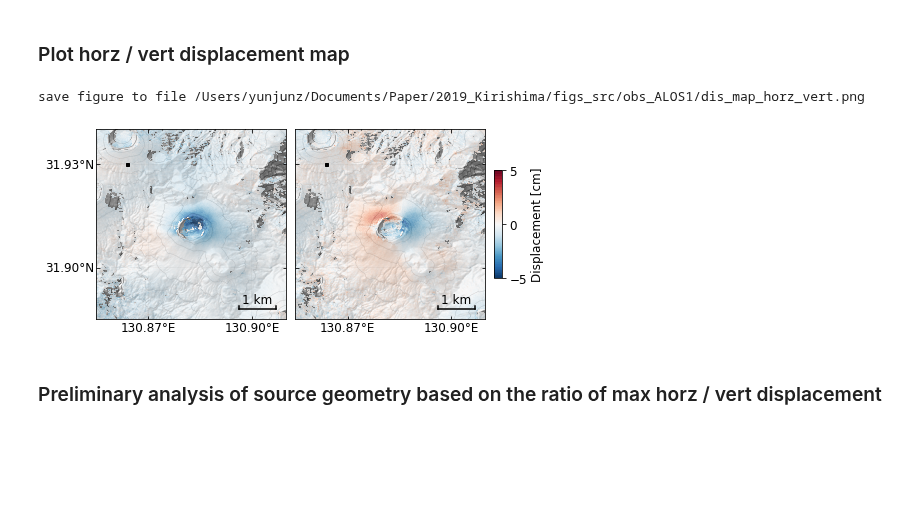
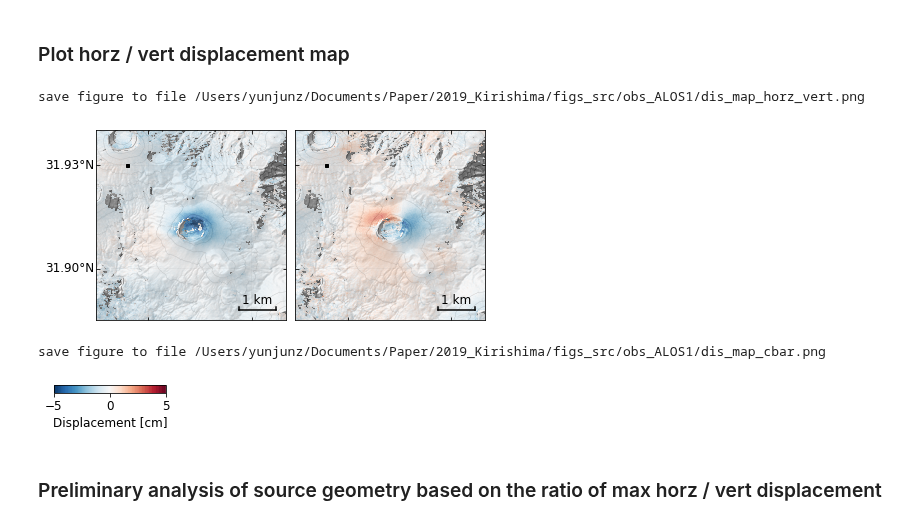
Before and after one commit to geodesymiami/2021-Kirishima, a Jupyter notebook: Fig_2_observation_ALOS1.ipynb, the cells around one changed output. Cells and saved outputs as stored; diff of their text form; code cells hidden in the pictures; blank space fills up the shorter version.

```diff
--- a/Fig_2_observation_ALOS1.ipynb
+++ b/Fig_2_observation_ALOS1.ipynb
@@ -126,29 +135,19 @@ opt = ' --sub-lat 31.885 31.94 --sub-lon 130.855 130.91 '
 opt += '--dem {} --contour-step 100 --contour-smooth 0.0 '.format(dem_file)
 opt += ' -c RdBu_r -v -5 5 -u cm '
 opt += ' --notitle --fontsize 12 --ref-size 3 --lalo-step 0.03 --nocbar --noscalebar --alpha 0.7 '
-#opt += ' --scalebar 0.25 0.15 0.2 --scalebar-pad 0.1 '
-#opt += ' --ref-yx {} {} '.format(atr1['REF_Y'], atr1['REF_X']) #use the same reference point as displacement time-seris
-#opt += ' --noverbose '
+opt += ' --noverbose '
 
-# ALOS asc T424
-cmd = 'view.py {f} --lalo-loc 1 0 0 0 {o}'.format(f=unw_file1, o=opt)
-data1, atr, inps = view.prep_slice(cmd)
-axs[0], inps, im, cbar = view.plot_slice(axs[0], data1, atr, inps)
-axs[0].plot(lon1, lat1, "k^", mfc='none', mew=1., ms=6)
+lalo_locs = ['1 0 1 0', '0 0 1 0']
+for ax, unw_file, lalo_loc in zip(axs, unw_file_list, lalo_locs):
+    cmd = 'view.py {f} --lalo-loc {l} {o}'.format(f=unw_file, l=lalo_loc, o=opt)
+    data, atr, inps = view.prep_slice(cmd)
+    ax, inps, im, cbar = view.plot_slice(ax, data, atr, inps)
 
-# ALOS desc T73
-cmd = 'view.py {f} --lalo-loc 0 0 0 0 {o}'.format(f=unw_file2, o=opt)
-data2, atr, inps = view.prep_slice(cmd)
-axs[1], inps, im, cbar = view.plot_slice(axs[1], data2, atr, inps)
-axs[1].plot(lon2, lat2, "k^", mfc='none', mew=1., ms=6)
+    # Point of interest
+    for lalo in lalo_list:
+        ax.plot(lalo[1], lalo[0], "k.", mew=1., ms=6)
 
 fig.subplots_adjust(wspace=0.05, left=0.05, right=0.95, top=0.95, bottom=0.05)
-
-# colorbar
-cax = fig.add_axes([0.97, 0.25, 0.02, 0.5])
-cbar = plt.colorbar(im, cax=cax, orientation='vertical', ticks=[-5, 0, 5])
-cbar.ax.tick_params(labelsize=font_size)
-cbar.set_label('LOS displacement [cm]', fontsize=font_size)
 
 # output
 out_file = os.path.abspath('dis_map_asc_desc.png')
@@ -179,8 +162,8 @@ save figure to file /Users/yunjunz/Documents/Paper/2019_Kirishima/figs_src/obs_A
 # %%
 ## Generate decomposed file
 out_dir = os.path.expanduser('~/insarlab/Kirishima/Model/data')
-hz_file = os.path.join(out_dir, 'ShinmoePost20008Hz.h5')
-up_file = os.path.join(out_dir, 'ShinmoePost20008Up.h5')
+hz_file = os.path.join(out_dir, 'Shinmoe2008postHz.h5')
+up_file = os.path.join(out_dir, 'Shinmoe2008postUp.h5')
 scp_args = '{f1} {f2} -o {o1} {o2}'.format(f1=unw_file1, f2=unw_file2, o1=hz_file, o2=up_file)
 print('asc_desc2horz_vert.py', scp_args)
 #asc_desc2horz_vert.main(scp_args.split())
@@ -192,42 +175,51 @@ asc_desc2horz_vert.py /Users/yunjunz/insarlab/Kirishima/ShinmoeAlosAT424/mintpy/
 # view.py options
 dem_file  = os.path.expanduser('~/insarlab/Kirishima/DEM/Shinmoe10m.dem.wgs84')
 opt = ' --sub-lon 130.855 130.91 --sub-lat 31.885 31.94 '
 opt += '--dem {} --contour-step 100 --contour-smooth 0.0 '.format(dem_file)
 opt += ' -c RdBu_r -v -5 5 -u cm '
 opt += ' --notitle --fontsize 12 --ref-size 3 --lalo-step 0.03 --nocbar '
 opt += ' --scalebar 0.2 0.85 0.05 --scalebar-pad 0.05 --alpha 0.7 '
 #opt += ' --ref-yx {} {} '.format(atr['REF_Y'], atr['REF_X']) #use the same reference point as displacement time-seris
 opt += ' --noverbose '
 
 ## plot
 fig, axs = plt.subplots(nrows=1, ncols=2, figsize=[6, 3])
 
 # vertical
-cmd = 'view.py {f} --lalo-loc 1 0 0 1 {o}'.format(f=up_file, o=opt)
+cmd = 'view.py {f} --lalo-loc 1 0 0 0 {o}'.format(f=up_file, o=opt)
 dataUp, atr, inps = view.prep_slice(cmd)
 axs[0], inps, im, cbar = view.plot_slice(axs[0], dataUp, atr, inps)
 
 # horizontal
-cmd = 'view.py {f} --lalo-loc 0 0 0 1 {o} '.format(f=hz_file, o=opt)
+cmd = 'view.py {f} --lalo-loc 0 0 0 0 {o} '.format(f=hz_file, o=opt)
 dataHz, atr, inps = view.prep_slice(cmd)
 axs[1], inps, im, cbar = view.plot_slice(axs[1], dataHz, atr, inps)
 
 fig.subplots_adjust(wspace=0.05, left=0.05, right=0.95, top=0.95, bottom=0.05)
-
-# colorbar
-cax = fig.add_axes([0.97, 0.25, 0.02, 0.5])
-cbar = plt.colorbar(im, cax=cax, orientation='vertical', ticks=[-5, 0, 5])
-cbar.ax.tick_params(labelsize=font_size)
-cbar.set_label('Displacement [cm]', fontsize=font_size)
 
 # output
 out_file = os.path.abspath('dis_map_horz_vert.png')
 plt.savefig(out_file, bbox_inches='tight', transparent=True, dpi=fig_dpi)
 print('save figure to file', out_file)
 plt.show()
 # %% [output]
 save figure to file /Users/yunjunz/Documents/Paper/2019_Kirishima/figs_src/obs_ALOS1/dis_map_horz_vert.png
-[figure, old version]
+[figure, new version]
+# %%
+# colorbar
+fig, cax = plt.subplots(nrows=1, ncols=1, figsize=[2, 0.15])
+cbar = plt.colorbar(im, cax=cax, orientation='horizontal', ticks=[-5, 0, 5])
+cbar.ax.tick_params(labelsize=font_size)
+cbar.set_label('Displacement [cm]', fontsize=font_size)
+
+# output
+out_file = os.path.abspath('dis_map_cbar.png')
+plt.savefig(out_file, bbox_inches='tight', transparent=True, dpi=fig_dpi)
+print('save figure to file', out_file)
+plt.show()
+# %% [output]
+save figure to file /Users/yunjunz/Documents/Paper/2019_Kirishima/figs_src/obs_ALOS1/dis_map_cbar.png
+[figure, added]
 # %% [markdown]
 ### Preliminary analysis of source geometry based on the ratio of max horz / vert displacement
 # %%
```
Also changed, not shown: parts of 5 cells of this notebook, 3 other files.
